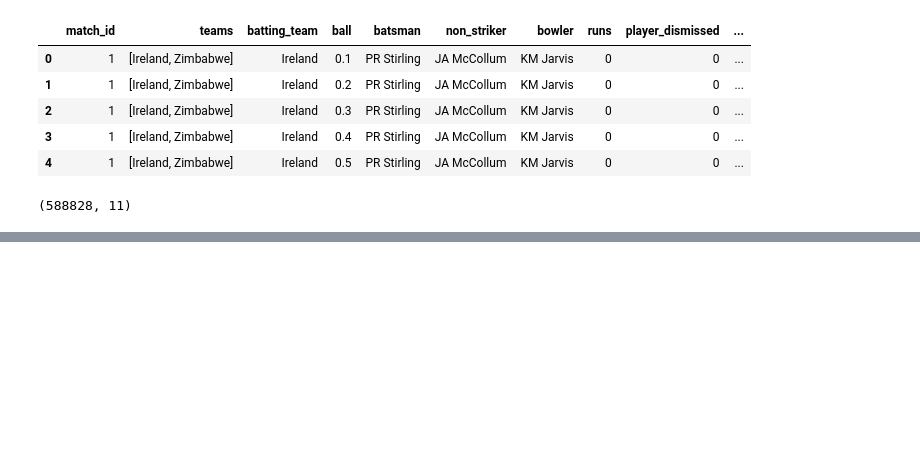
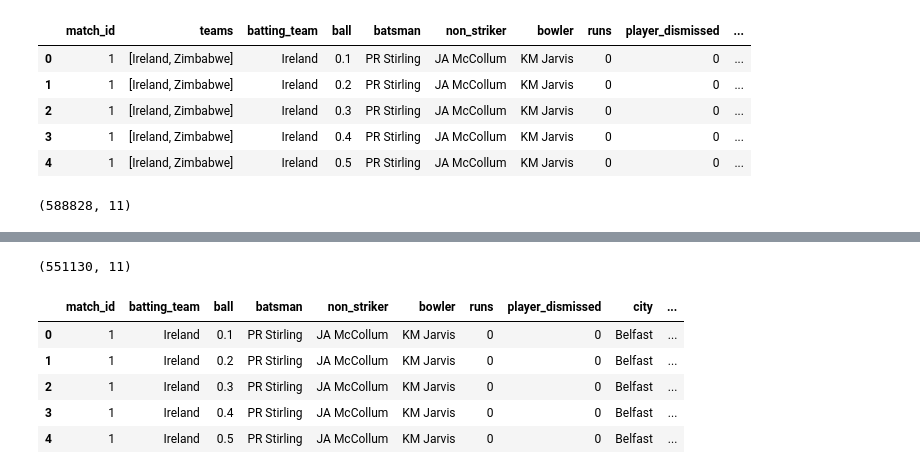
Before and after one commit to Rathan-r-nayak/ODI_score_prediction, a Jupyter notebook: data extraction.ipynb, the cells around one changed output, grey strips where cells are left out. Cells and saved outputs as stored; diff of their text form; code cells hidden in the pictures; blank space fills up the shorter version.

Commit message:
created feture extraction file and extracted features from the dataframe

```diff
--- a/data extraction.ipynb
+++ b/data extraction.ipynb
@@ -401,0 +398,13 @@ df.shape
+# %%
+df.shape
+# %% [output]
+(551130, 11)
+# %%
+df.head()
+# %% [output]
+|  | match_id | batting_team | ball | batsman | non_striker | bowler | runs | player_dismissed | city | ... |
+| 0 | 1 | Ireland | 0.1 | PR Stirling | JA McCollum | KM Jarvis | 0 | 0 | Belfast | ... |
+| 1 | 1 | Ireland | 0.2 | PR Stirling | JA McCollum | KM Jarvis | 0 | 0 | Belfast | ... |
+| 2 | 1 | Ireland | 0.3 | PR Stirling | JA McCollum | KM Jarvis | 0 | 0 | Belfast | ... |
+| 3 | 1 | Ireland | 0.4 | PR Stirling | JA McCollum | KM Jarvis | 0 | 0 | Belfast | ... |
+| 4 | 1 | Ireland | 0.5 | PR Stirling | JA McCollum | KM Jarvis | 0 | 0 | Belfast | ... |
```
Also changed, not shown: parts of 28 cells of this notebook, 1 other file.
